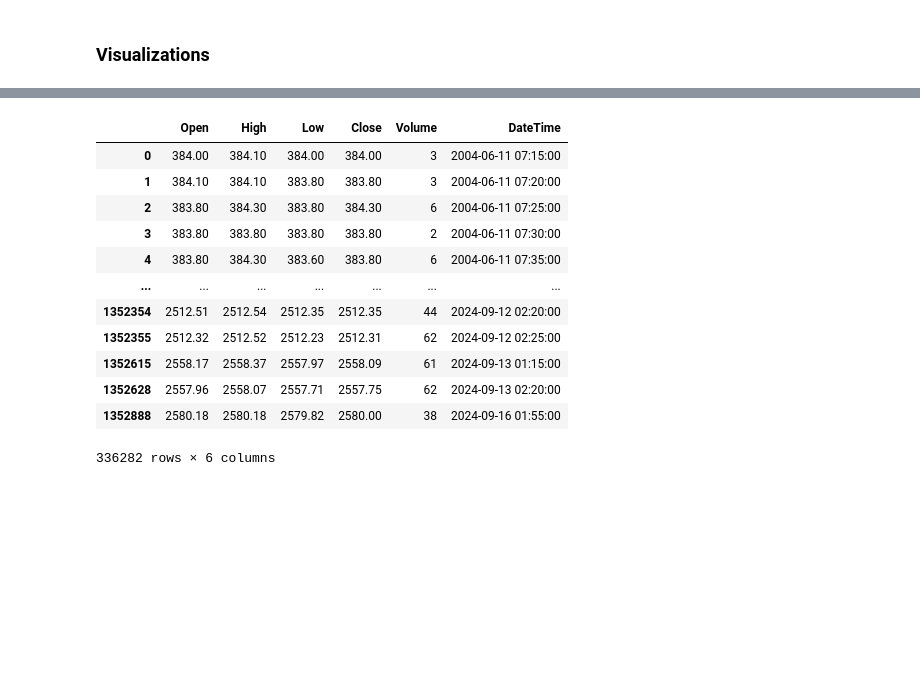
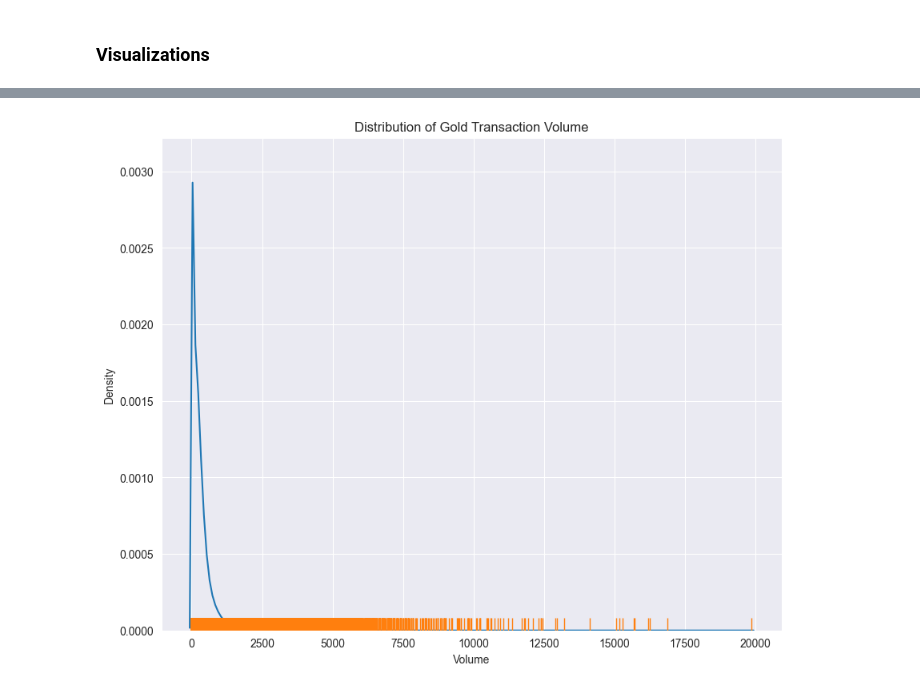
Before and after one commit to whendo/CSCI-E-83, a Jupyter notebook: Project/BTC_the_new_gold.ipynb, the cells around one changed output, grey strips where cells are left out. Saved outputs shown, nothing was run; the diff lists cells and outputs as text; code cells hidden in the pictures; blank space fills up the shorter version.

```diff
--- a/Project/BTC_the_new_gold.ipynb
+++ b/Project/BTC_the_new_gold.ipynb
@@ -134,15 +134,9 @@ for i, col in enumerate(gold_numeric_columns):
 # %%
+plt.figure(figsize=(10,8)) # Set the figure size
+ax = sns.kdeplot(x=gold_data.Volume)
+ax = sns.rugplot(x=gold_data.Volume, ax=ax)
+ax.set_xlabel('Volume');
+ax.set_ylabel('Density');
+ax.set_title('Distribution of Gold Transaction Volume');
 # %% [output]
-|  | Open | High | Low | Close | Volume | DateTime |
-| 0 | 384.00 | 384.10 | 384.00 | 384.00 | 3 | 2004-06-11 07:15:00 |
-| 1 | 384.10 | 384.10 | 383.80 | 383.80 | 3 | 2004-06-11 07:20:00 |
-| 2 | 383.80 | 384.30 | 383.80 | 384.30 | 6 | 2004-06-11 07:25:00 |
-| 3 | 383.80 | 383.80 | 383.80 | 383.80 | 2 | 2004-06-11 07:30:00 |
-| 4 | 383.80 | 384.30 | 383.60 | 383.80 | 6 | 2004-06-11 07:35:00 |
-| ... | ... | ... | ... | ... | ... | ... |
-| 1352354 | 2512.51 | 2512.54 | 2512.35 | 2512.35 | 44 | 2024-09-12 02:20:00 |
-| 1352355 | 2512.32 | 2512.52 | 2512.23 | 2512.31 | 62 | 2024-09-12 02:25:00 |
-| 1352615 | 2558.17 | 2558.37 | 2557.97 | 2558.09 | 61 | 2024-09-13 01:15:00 |
-| 1352628 | 2557.96 | 2558.07 | 2557.71 | 2557.75 | 62 | 2024-09-13 02:20:00 |
-| 1352888 | 2580.18 | 2580.18 | 2579.82 | 2580.00 | 38 | 2024-09-16 01:55:00 |
-336282 rows × 6 columns
+[figure, added]
```
Also changed, not shown: parts of 2 cells of this notebook.
